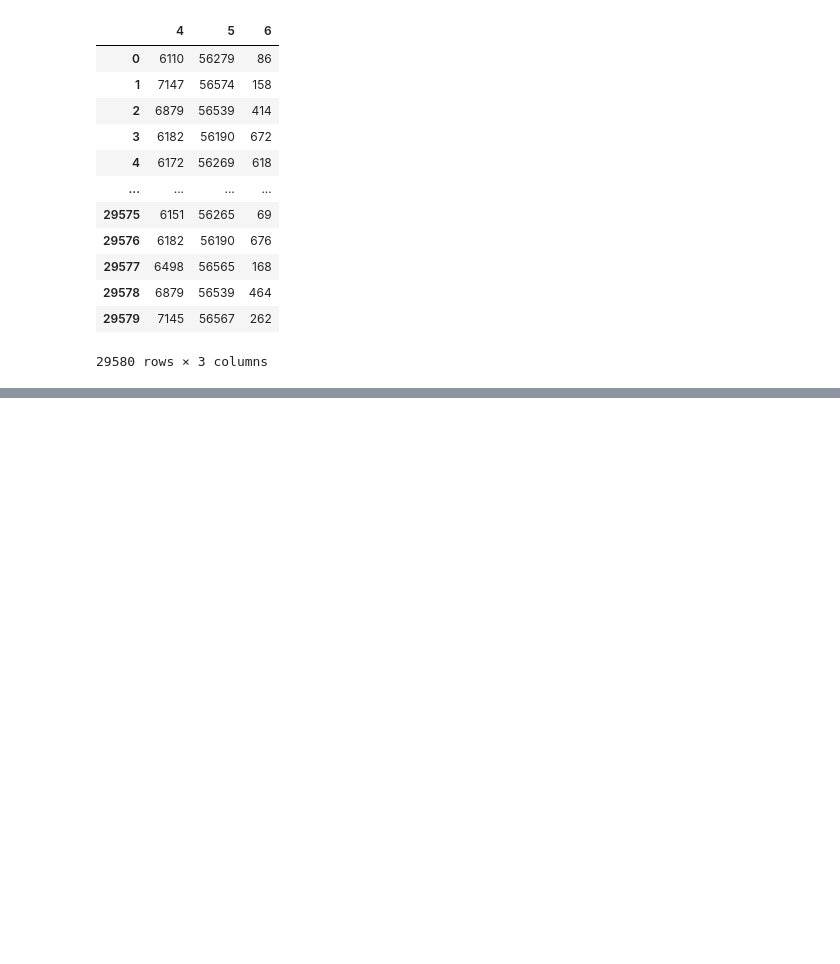
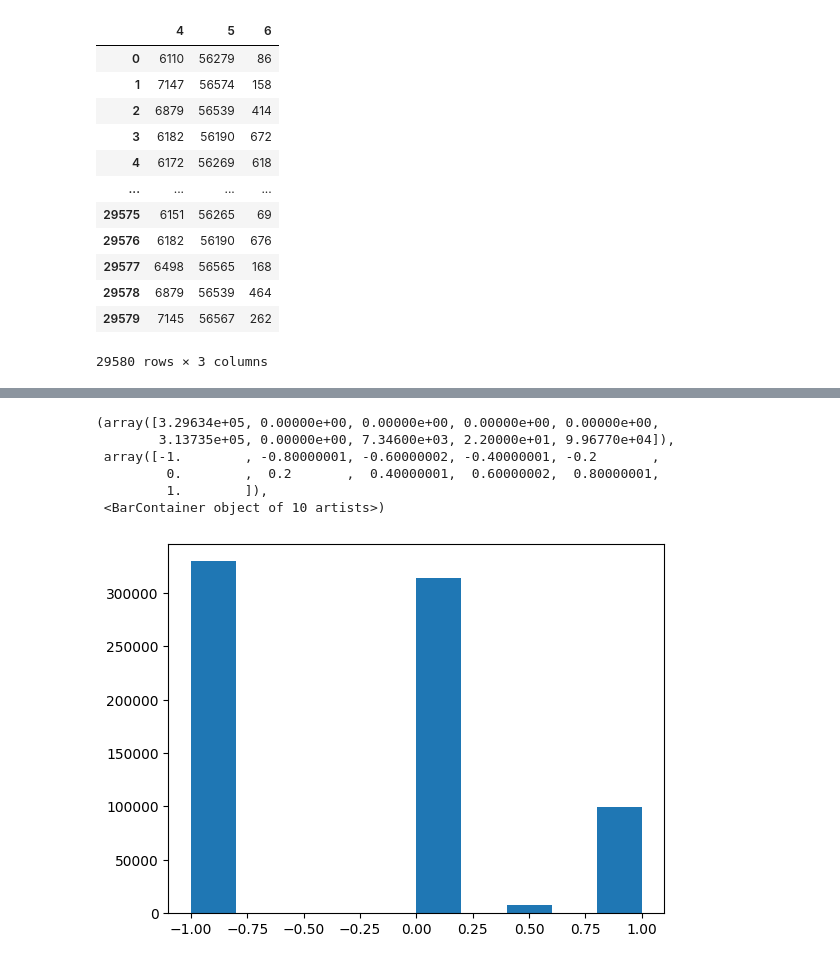
Before and after one commit to dangause/qso-cv, a Jupyter notebook: sandbox/sdss_query.ipynb, the cells around one changed output, grey strips where cells are left out. Saved outputs shown, nothing was run; the diff lists cells and outputs as text; code cells hidden in the pictures; blank space fills up the shorter version.

```diff
--- a/sandbox/sdss_query.ipynb
+++ b/sandbox/sdss_query.ipynb
@@ -466,0 +474,3 @@ hdul = fits.open(dr16q_filename)
+# %%
+hdr = hdul[0].header
+dr16_data = hdul[1].data
@@ -466,0 +495,10 @@ hdul = fits.open(dr16q_filename)
+# %%
+plt.hist(dr16_data['BAL_PROB'])
+# %% [output]
+(array([3.29634e+05, 0.00000e+00, 0.00000e+00, 0.00000e+00, 0.00000e+00,
+        3.13735e+05, 0.00000e+00, 7.34600e+03, 2.20000e+01, 9.96770e+04]),
+ array([-1.        , -0.80000001, -0.60000002, -0.40000001, -0.2       ,
+         0.        ,  0.2       ,  0.40000001,  0.60000002,  0.80000001,
+         1.        ]),
+ <BarContainer object of 10 artists>)
+[figure, added]
```
Also changed, not shown: parts of 12 cells of this notebook, 10 other files.
